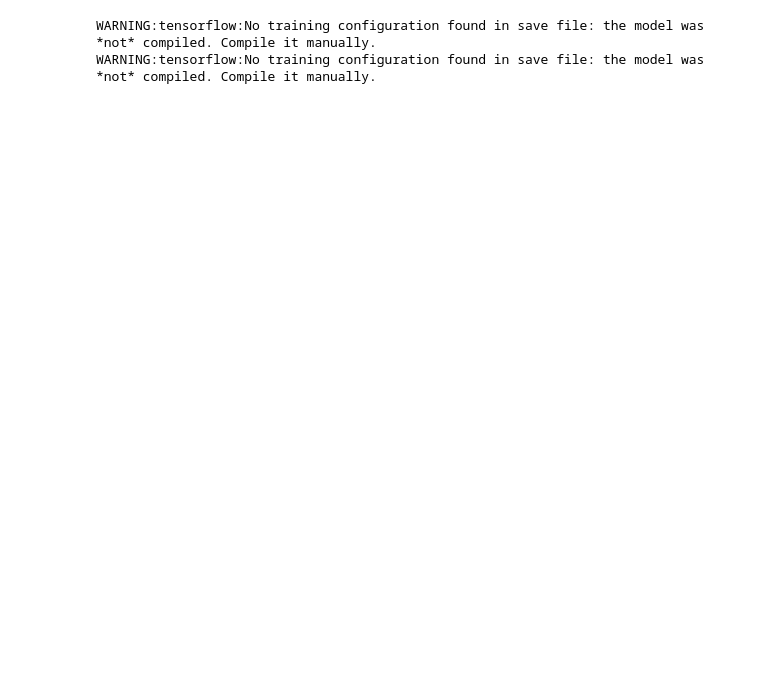
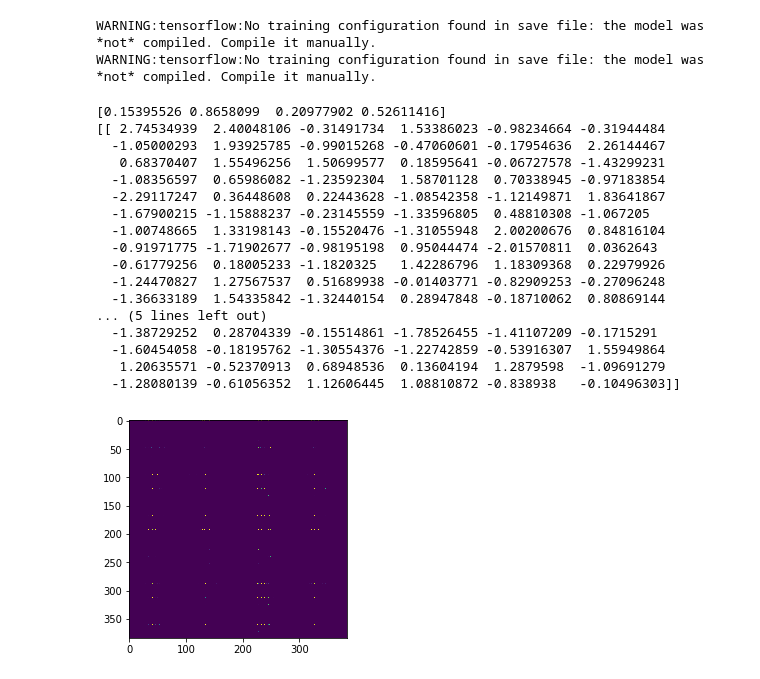
Before and after one commit to yessenbayev/MusicComposer, a Jupyter notebook: test.ipynb, the cells around one changed output. Saved outputs shown, nothing was run; the diff lists cells and outputs as text; code cells hidden in the pictures; blank space fills up the shorter version.

```diff
--- a/test.ipynb
+++ b/test.ipynb
@@ -70,0 +72,42 @@ WARNING:tensorflow:No training configuration found in save file: the model was *
+# %%
+midi = MidiDataGenerator('./raw/piano', m=16)
+X = midi.samples(all=True)
+# %%
+def random_songs(X, encoder, decoder, k):
+    # random index
+    index = np.arange(X.shape[0])
+    s = np.random.choice(index, size=k, replace=False)
+
+    Xs = X[s]
+    Ys = encoder.predict(Xs)
+    weights = np.random.rand(k,1)
+#     weights /= np.linalg.norm(weights)
+    print(weights.T[0])
+
+    pcs = (weights * Ys).sum(axis=0).reshape(1,-1)
+    print(pcs)
+    res = decoder.predict(pcs)
+
+    md.samples_to_midi(res[0], 'test_%d.mid'%(1001), thresh=0.4)
+    display_samples(res[0])
+# %%
+random_songs(X, encoder, decoder, 4)
+# %% [output]
+[0.15395526 0.8658099  0.20977902 0.52611416]
+[[ 2.74534939  2.40048106 -0.31491734  1.53386023 -0.98234664 -0.31944484
+  -1.05000293  1.93925785 -0.99015268 -0.47060601 -0.17954636  2.26144467
+   0.68370407  1.55496256  1.50699577  0.18595641 -0.06727578 -1.43299231
+  -1.08356597  0.65986082 -1.23592304  1.58701128  0.70338945 -0.97183854
+  -2.29117247  0.36448608  0.22443628 -1.08542358 -1.12149871  1.83641867
+  -1.67900215 -1.15888237 -0.23145559 -1.33596805  0.48810308 -1.067205
+  -1.00748665  1.33198143 -0.15520476 -1.31055948  2.00200676  0.84816104
+  -0.91971775 -1.71902677 -0.98195198  0.95044474 -2.01570811  0.0362643
+  -0.61779256  0.18005233 -1.1820325   1.42286796  1.18309368  0.22979926
+  -1.24470827  1.27567537  0.51689938 -0.01403771 -0.82909253 -0.27096248
+  -1.36633189  1.54335842 -1.32440154  0.28947848 -0.18710062  0.80869144
+... (5 lines left out)
+  -1.38729252  0.28704339 -0.15514861 -1.78526455 -1.41107209 -0.1715291
+  -1.60454058 -0.18195762 -1.30554376 -1.22742859 -0.53916307  1.55949864
+   1.20635571 -0.52370913  0.68948536  0.13604194  1.2879598  -1.09691279
+  -1.28080139 -0.61056352  1.12606445  1.08810872 -0.838938   -0.10496303]]
+[figure, added]
```
Also changed, not shown: parts of 8 cells of this notebook, 9 other files.
